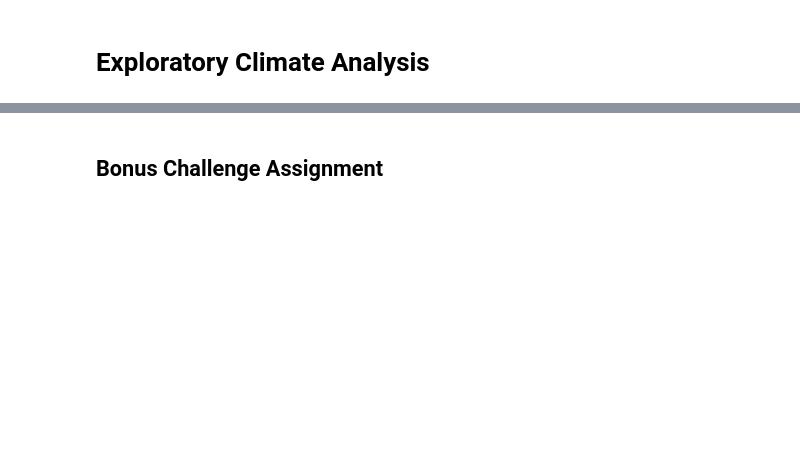
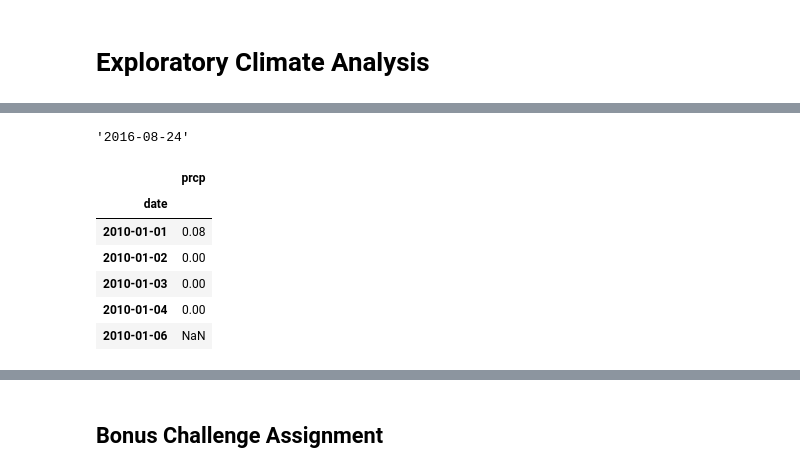
Before and after one commit to Geogith/Climate-Analysis, a Jupyter notebook: climate_starter.ipynb, the cells around one changed output, grey strips where cells are left out. Cells and saved outputs as stored; diff of their text form; code cells hidden in the pictures; blank space fills up the shorter version.

```diff
--- a/climate_starter.ipynb
+++ b/climate_starter.ipynb
@@ -49,0 +134,6 @@ base.classes.keys()
+# %%
+# Calculate the date 1 year ago from the last data point in the database
+date_1_year_ago = "2016-08-24"
+date_1_year_ago
+# %% [output]
+'2016-08-24'
@@ -49,0 +144,12 @@ base.classes.keys()
+# %%
+# Save the query results as a Pandas DataFrame and set the index to the date column
+df = df.set_index("date")
+df.head()
+# %% [output]
+|  | prcp |
+| date |  |
+| 2010-01-01 | 0.08 |
+| 2010-01-02 | 0.00 |
+| 2010-01-03 | 0.00 |
+| 2010-01-04 | 0.00 |
+| 2010-01-06 | NaN |
```
Also changed, not shown: parts of 17 cells of this notebook.
